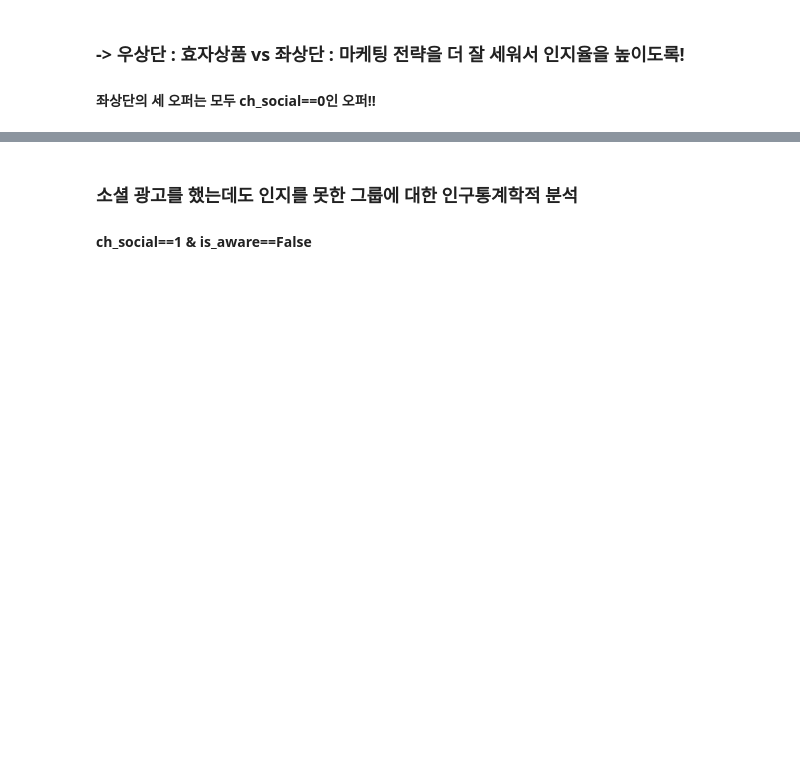
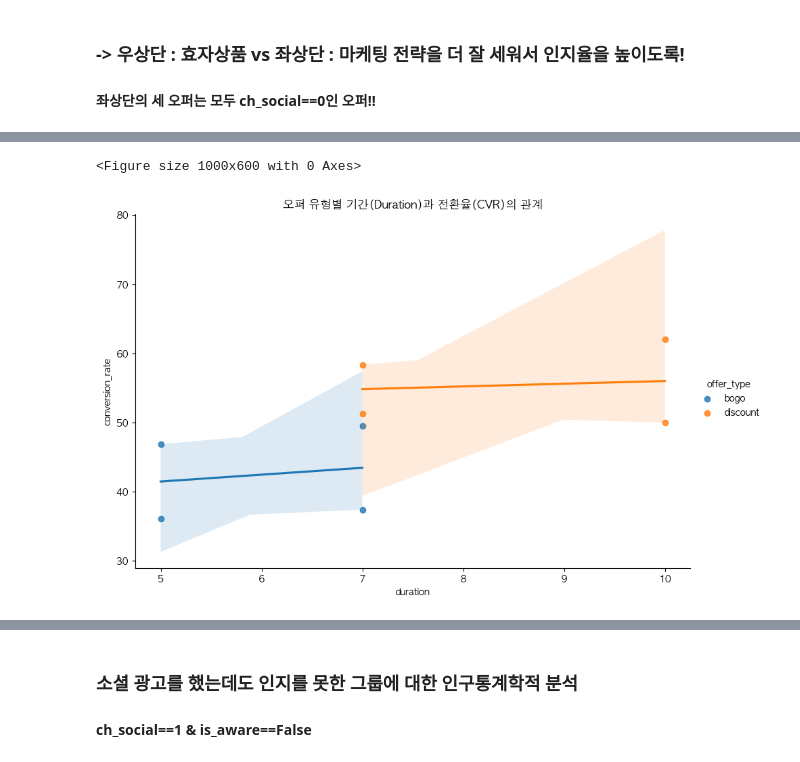
Before and after one commit to rladbstj56/practice_project, a Jupyter notebook: Myun_EDA/eda_myun.ipynb, the cells around one changed output, grey strips where cells are left out. Drawn from its saved outputs; the diff is of its cells as text; code cells hidden in the pictures; blank space fills up the shorter version.

```diff
--- a/Myun_EDA/eda_myun.ipynb
+++ b/Myun_EDA/eda_myun.ipynb
@@ -415,0 +378,13 @@ customer_id	offer_id	time_comp	time_view	is_aware
+# %%
+# 1. Informational 제외 (CVR이 있는 것만)
+plot_df = analysis_df.dropna(subset=['conversion_rate'])
+plot_df = plot_df[plot_df['offer_type'] != 'informational']
+
+# 2. 전체 회귀선과 그룹별 분포를 동시에 확인
+plt.figure(figsize=(10, 6))
+sns.lmplot(data=plot_df, x='duration', y='conversion_rate', hue='offer_type', height=6, aspect=1.5)
+plt.title('오퍼 유형별 기간(Duration)과 전환율(CVR)의 관계')
+plt.show()
+# %% [output]
+<Figure size 1000x600 with 0 Axes>
+[figure, added]
```
Also changed, not shown: parts of 41 cells of this notebook.
